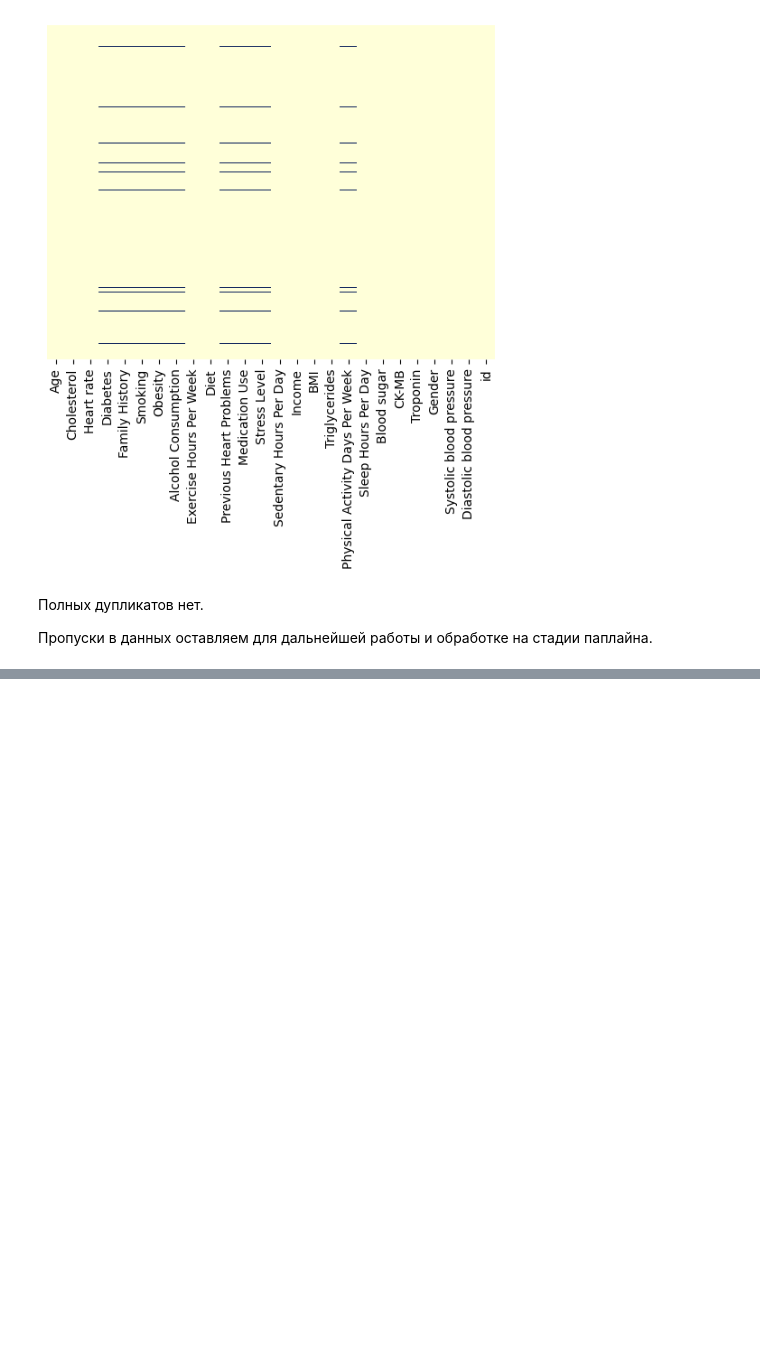
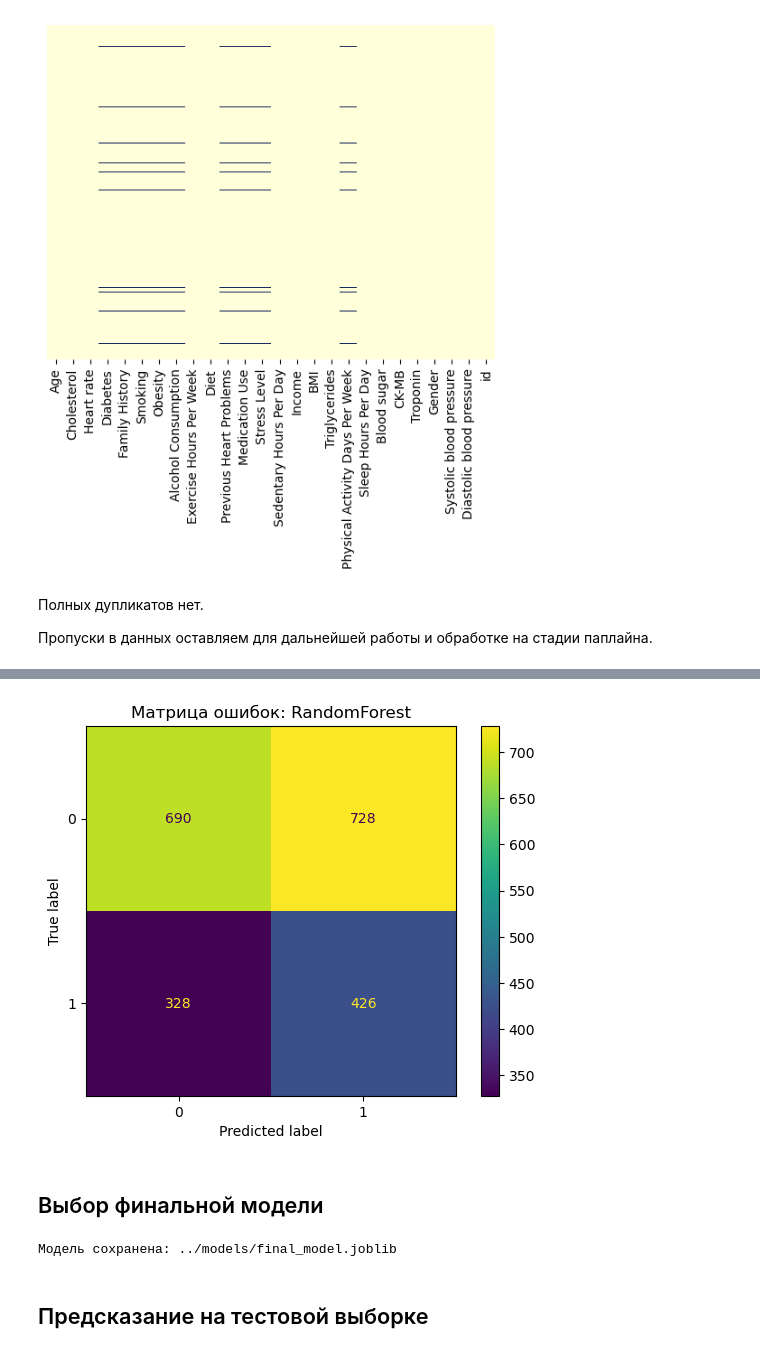
Before and after one commit to sandyclawz/hearth_attacks, a Jupyter notebook: notebooks/heart_attacks.ipynb, the cells around one changed output, grey strips where cells are left out. Cells and saved outputs as stored; diff of their text form; code cells hidden in the pictures; blank space fills up the shorter version.

```diff
--- a/notebooks/heart_attacks.ipynb
+++ b/notebooks/heart_attacks.ipynb
@@ -353,0 +864,33 @@ display(types_report)
+# %%
+X_train, X_valid, y_train, y_valid = train_test_split(
+    X,
+    y,
+    test_size=0.25,
+    random_state=RANDOM_STATE,
+    stratify=y
+)
+
+best_model.fit(X_train, y_train)
+valid_pred = best_model.predict(X_valid)
+
+cm = confusion_matrix(y_valid, valid_pred)
+disp = ConfusionMatrixDisplay(confusion_matrix=cm)
+disp.plot()
+plt.title(f"Матрица ошибок: {best_model_name}")
+plt.show()
+# %% [output]
+[figure, added]
+# %% [markdown]
+## Выбор финальной модели
+# %%
+final_model = FinalModel(
+    best_model,
+    model_path="../models/final_model.joblib"
+)
+
+final_model.fit(X, y)
+final_model.save()
+# %% [output]
+Модель сохранена: ../models/final_model.joblib
+# %% [markdown]
+## Предсказание на тестовой выборке
```
Also changed, not shown: parts of 38 cells of this notebook, 12 other files.
